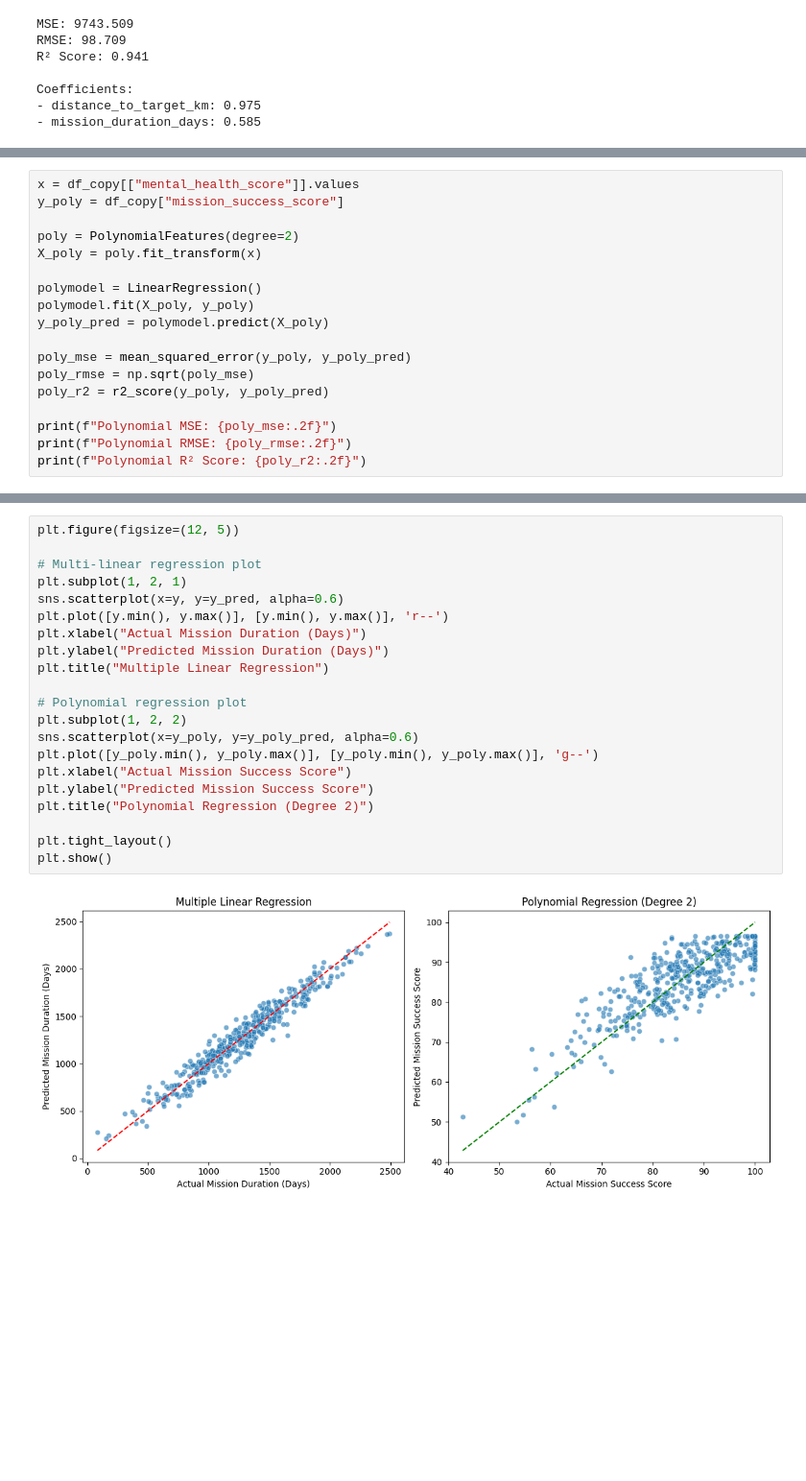
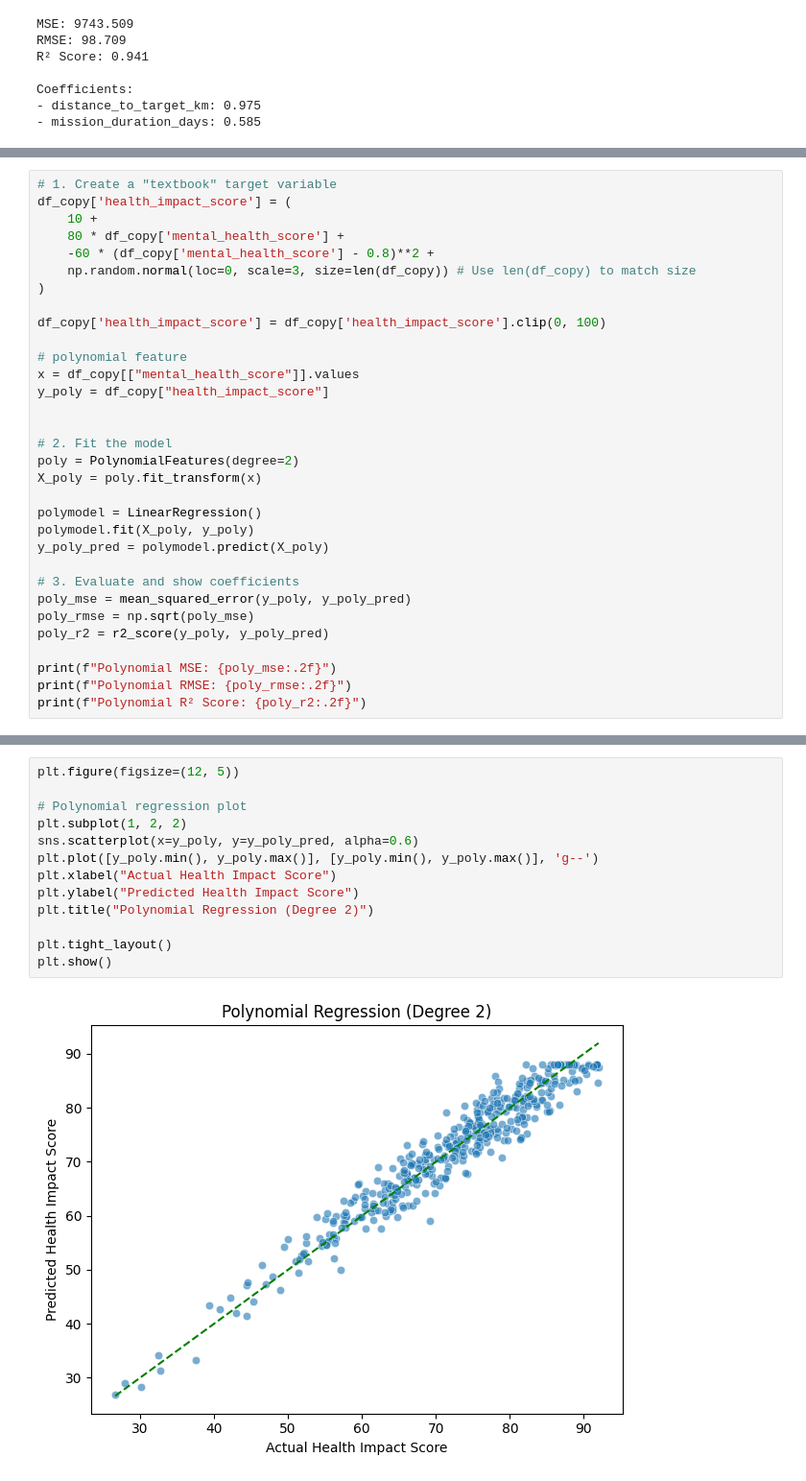
Before and after one commit to itsamrithaa/10DayDataSeries, a Jupyter notebook: notebooks/2-multi-poly-regression.ipynb, the cells around one changed output, grey strips where cells are left out. Shown at 96% size. Saved outputs shown, nothing was run; the diff lists cells and outputs as text; blank space fills up the shorter version.

```diff
--- a/notebooks/2-multi-poly-regression.ipynb
+++ b/notebooks/2-multi-poly-regression.ipynb
@@ -66,7 +81,20 @@ Coefficients:
 # %%
+# 1. Create a "textbook" target variable
+df_copy['health_impact_score'] = (
+    10 +
+    80 * df_copy['mental_health_score'] +
+    -60 * (df_copy['mental_health_score'] - 0.8)**2 +
+    np.random.normal(loc=0, scale=3, size=len(df_copy)) # Use len(df_copy) to match size
+)
+
+df_copy['health_impact_score'] = df_copy['health_impact_score'].clip(0, 100)
+
+# polynomial feature
 x = df_copy[["mental_health_score"]].values
-y_poly = df_copy["mission_success_score"]
+y_poly = df_copy["health_impact_score"]
 
+
+# 2. Fit the model
 poly = PolynomialFeatures(degree=2)
 X_poly = poly.fit_transform(x)
 
@@ -74,6 +102,7 @@ polymodel = LinearRegression()
 polymodel.fit(X_poly, y_poly)
 y_poly_pred = polymodel.predict(X_poly)
 
+# 3. Evaluate and show coefficients
 poly_mse = mean_squared_error(y_poly, y_poly_pred)
 poly_rmse = np.sqrt(poly_mse)
 poly_r2 = r2_score(y_poly, y_poly_pred)
@@ -90,26 +119,18 @@ Polynomial R² Score: 0.68
 # %%
 plt.figure(figsize=(12, 5))
-
-# Multi-linear regression plot
-plt.subplot(1, 2, 1)
-sns.scatterplot(x=y, y=y_pred, alpha=0.6)
-plt.plot([y.min(), y.max()], [y.min(), y.max()], 'r--')
-plt.xlabel("Actual Mission Duration (Days)")
-plt.ylabel("Predicted Mission Duration (Days)")
-plt.title("Multiple Linear Regression")
 
 # Polynomial regression plot
 plt.subplot(1, 2, 2)
 sns.scatterplot(x=y_poly, y=y_poly_pred, alpha=0.6)
 plt.plot([y_poly.min(), y_poly.max()], [y_poly.min(), y_poly.max()], 'g--')
-plt.xlabel("Actual Mission Success Score")
-plt.ylabel("Predicted Mission Success Score")
+plt.xlabel("Actual Health Impact Score")
+plt.ylabel("Predicted Health Impact Score")
 plt.title("Polynomial Regression (Degree 2)")
 
 plt.tight_layout()
 plt.show()
 # %% [output]
-[figure, old version]
+[figure, new version]
 # %% [markdown]
 ### What this tells us
 
```
Also changed, not shown: parts of 7 cells of this notebook, 1 other file.
